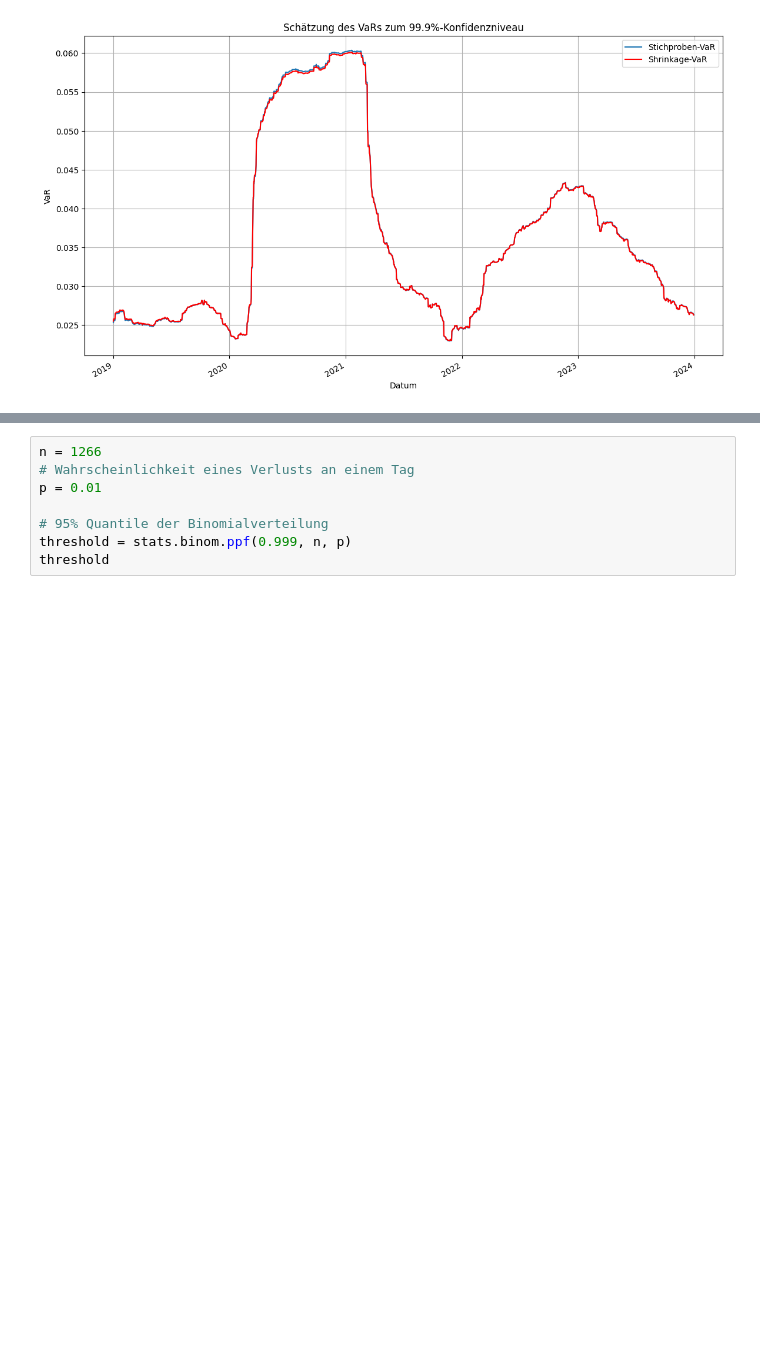
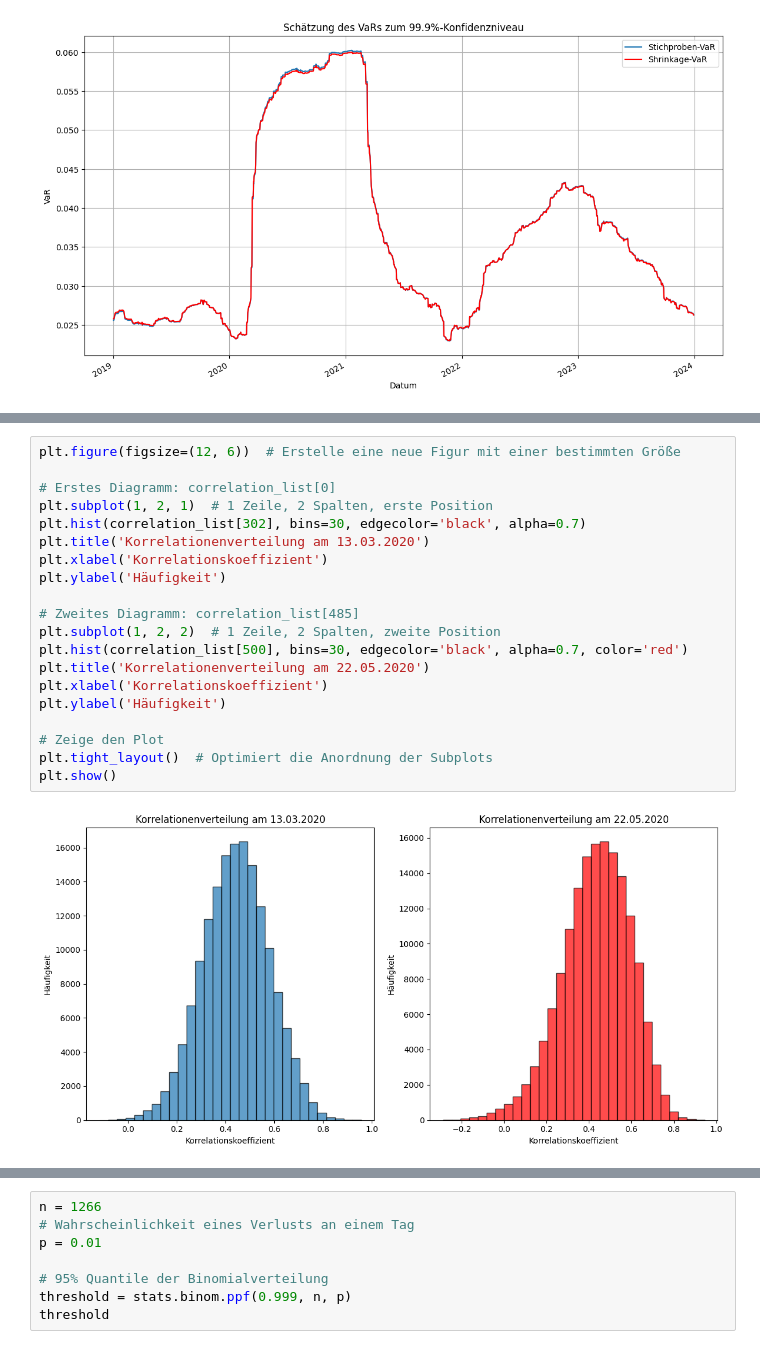
Before and after one commit to minhanhh1/MasterArbeitCode, a Jupyter notebook: SchätzungVaR.ipynb, the cells around one changed output, grey strips where cells are left out. Cells and saved outputs as stored; diff of their text form; blank space fills up the shorter version.

```diff
--- a/SchätzungVaR.ipynb
+++ b/SchätzungVaR.ipynb
@@ -470,0 +462,22 @@ plt.show()
+# %%
+plt.figure(figsize=(12, 6))  # Erstelle eine neue Figur mit einer bestimmten Größe
+
+# Erstes Diagramm: correlation_list[0]
+plt.subplot(1, 2, 1)  # 1 Zeile, 2 Spalten, erste Position
+plt.hist(correlation_list[302], bins=30, edgecolor='black', alpha=0.7)
+plt.title('Korrelationenverteilung am 13.03.2020')
+plt.xlabel('Korrelationskoeffizient')
+plt.ylabel('Häufigkeit')
+
+# Zweites Diagramm: correlation_list[485]
+plt.subplot(1, 2, 2)  # 1 Zeile, 2 Spalten, zweite Position
+plt.hist(correlation_list[500], bins=30, edgecolor='black', alpha=0.7, color='red')
+plt.title('Korrelationenverteilung am 22.05.2020')
+plt.xlabel('Korrelationskoeffizient')
+plt.ylabel('Häufigkeit')
+
+# Zeige den Plot
+plt.tight_layout()  # Optimiert die Anordnung der Subplots
+plt.show()
+# %% [output]
+[figure, added]
```
Also changed, not shown: parts of 22 cells of this notebook.
